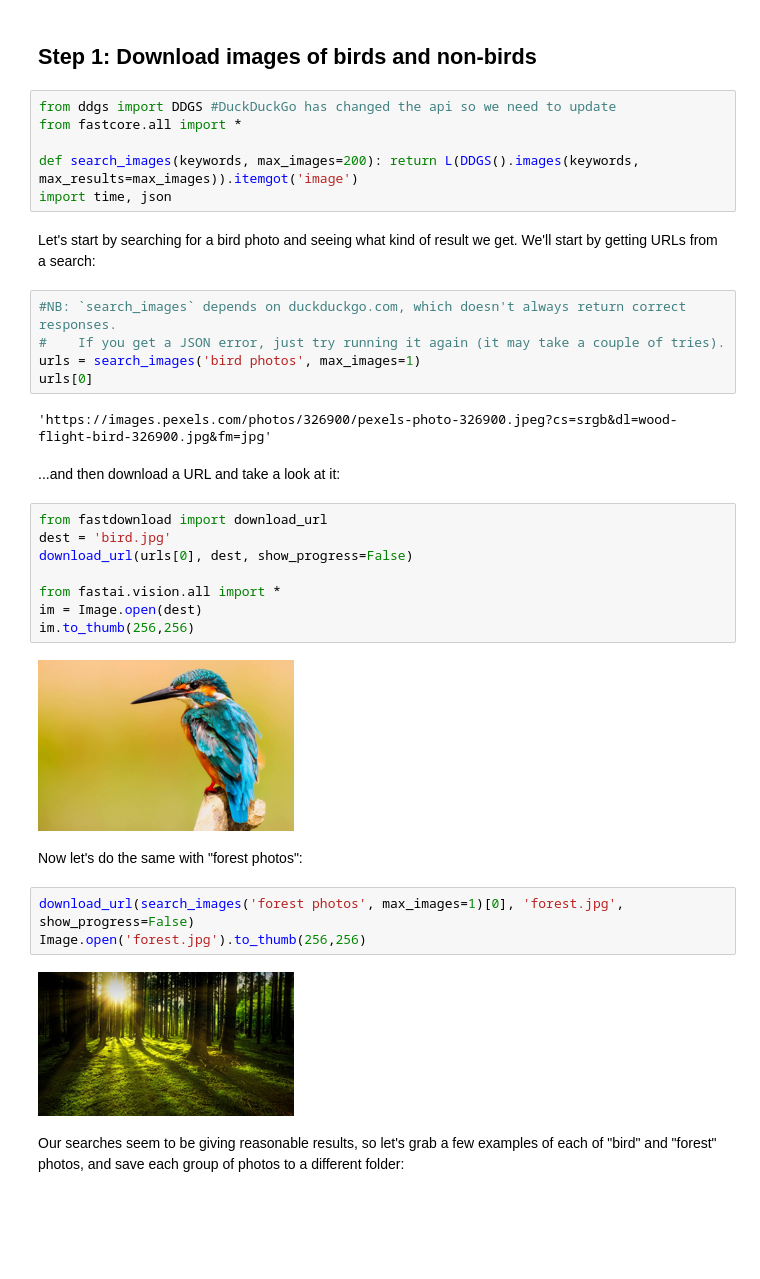
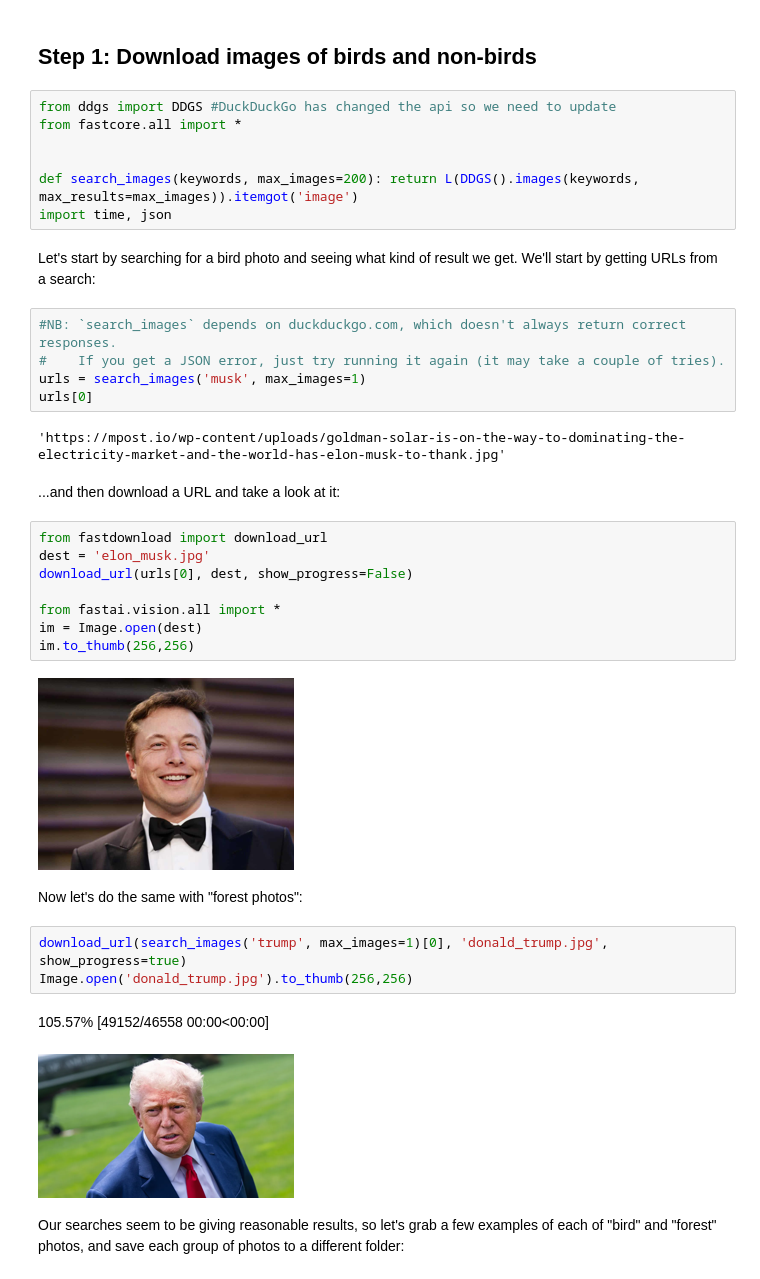
Before and after one commit to weizhanf/ChatGPT, a Jupyter notebook: “Is_it_a_bird?_Creating_a_model_from_your_own_data”的副本.ipynb, the cells around one changed output. Cells and saved outputs as stored; diff of their text form; blank space fills up the shorter version.

```diff
--- a/“Is_it_a_bird?_Creating_a_model_from_your_own_data”的副本.ipynb
+++ b/“Is_it_a_bird?_Creating_a_model_from_your_own_data”的副本.ipynb
@@ -36,6 +36,7 @@ The basic steps we'll take are:
 from ddgs import DDGS #DuckDuckGo has changed the api so we need to update
 from fastcore.all import *
 
+
 def search_images(keywords, max_images=200): return L(DDGS().images(keywords, max_results=max_images)).itemgot('image')
 import time, json
 # %% [markdown]
@@ -43,29 +44,30 @@ Let's start by searching for a bird photo and seeing what kind of result we get.
 # %%
 #NB: `search_images` depends on duckduckgo.com, which doesn't always return correct responses.
 #    If you get a JSON error, just try running it again (it may take a couple of tries).
-urls = search_images('bird photos', max_images=1)
+urls = search_images('musk', max_images=1)
 urls[0]
 # %% [output]
-'https://images.pexels.com/photos/326900/pexels-photo-326900.jpeg?cs=srgb&dl=wood-flight-bird-326900.jpg&fm=jpg'
+'https://mpost.io/wp-content/uploads/goldman-solar-is-on-the-way-to-dominating-the-electricity-market-and-the-world-has-elon-musk-to-thank.jpg'
 # %% [markdown]
 ...and then download a URL and take a look at it:
 # %%
 from fastdownload import download_url
-dest = 'bird.jpg'
+dest = 'elon_musk.jpg'
 download_url(urls[0], dest, show_progress=False)
 
 from fastai.vision.all import *
 im = Image.open(dest)
 im.to_thumb(256,256)
 # %% [output]
-[figure, old version]
+[figure, new version]
 # %% [markdown]
 Now let's do the same with "forest photos":
 # %%
-download_url(search_images('forest photos', max_images=1)[0], 'forest.jpg', show_progress=False)
-Image.open('forest.jpg').to_thumb(256,256)
+download_url(search_images('trump', max_images=1)[0], 'donald_trump.jpg', show_progress=true)
+Image.open('donald_trump.jpg').to_thumb(256,256)
 # %% [output]
+105.57% [49152/46558 00:00<00:00]
-[figure, old version]
+[figure, new version]
 # %% [markdown]
 Our searches seem to be giving reasonable results, so let's grab a few examples of each of "bird" and "forest" photos, and save each group of photos to a different folder:
 # %%
```
Also changed, not shown: parts of 6 cells of this notebook.
